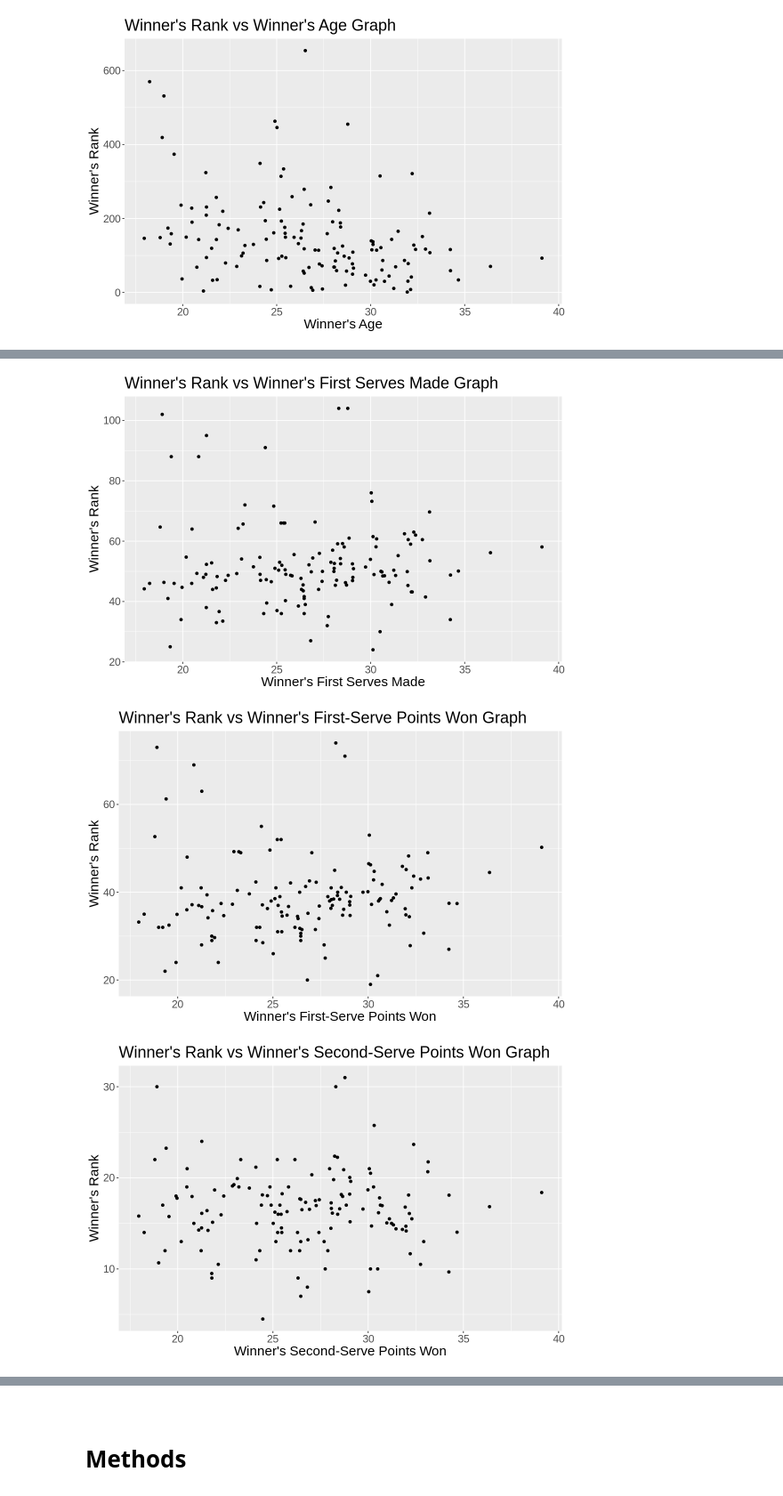
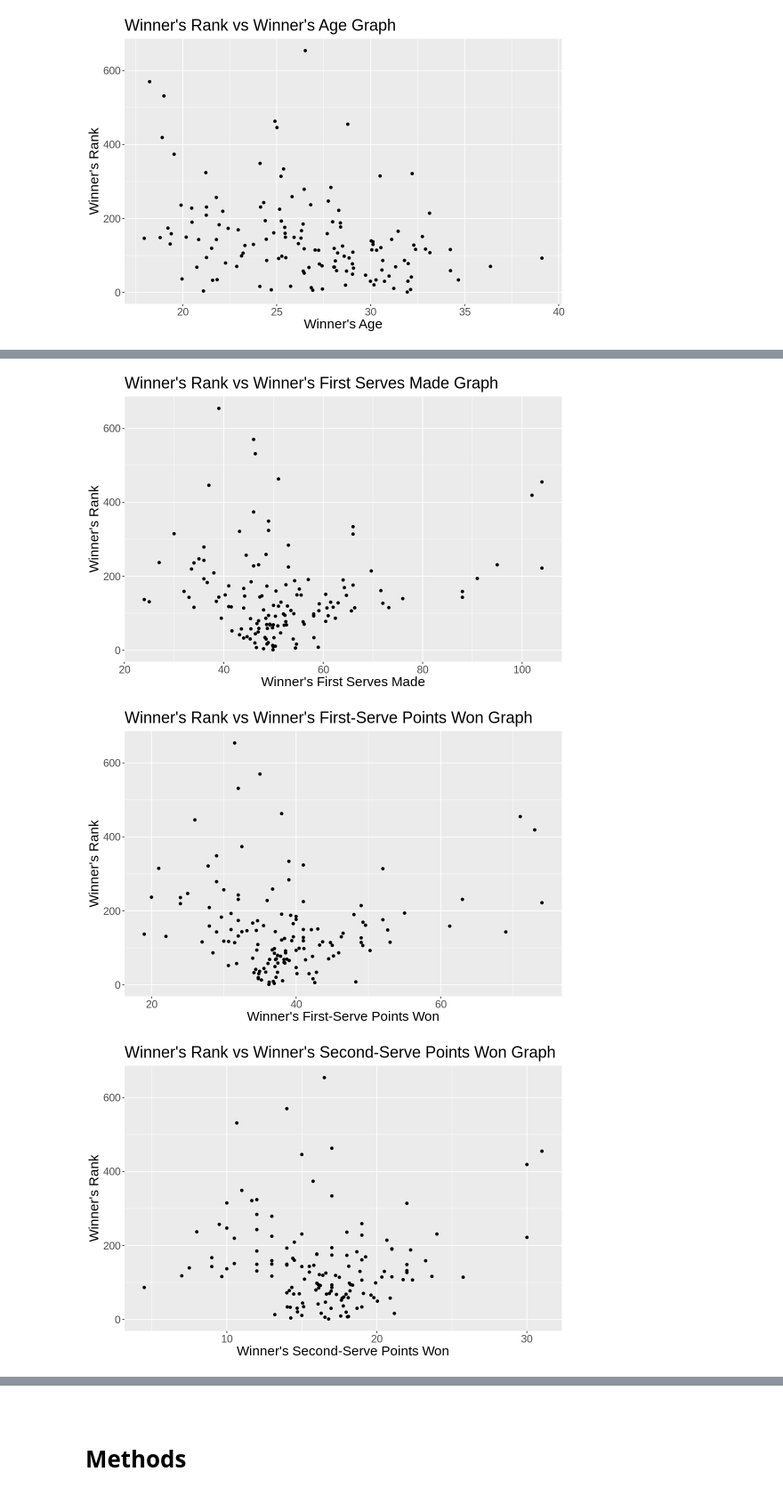
Before and after one commit to jo-adithya/dsci_project, a Jupyter notebook: proposal.ipynb, the cells around one changed output, grey strips where cells are left out. Shown: that part at 89% size. Drawn from its saved outputs; the diff is of its cells as text; code cells hidden in the pictures.

```diff
--- a/proposal.ipynb
+++ b/proposal.ipynb
@@ -308,7 +256,7 @@ rank_vs_svpt
 # Winner's Rank vs Winner's First Serves Made
 
 rank_vs_1stIn <- player_training %>%
-    ggplot(aes(x = winner_age, y = w_1stIn)) +
+    ggplot(aes(x = w_1stIn, y = winner_rank)) +
         geom_point() +
         labs(x = "Winner's First Serves Made", y = "Winner's Rank",
              title = "Winner's Rank vs Winner's First Serves Made Graph") +
@@ -316,12 +264,12 @@ rank_vs_1stIn <- player_training %>%
 
 rank_vs_1stIn
 # %% [output]
-[figure, old version]
+[figure, new version]
 # %%
 # Winner's Rank vs Winner's First-Serve Points Won
 
 rank_vs_1stWon <- player_training %>%
-    ggplot(aes(x = winner_age, y = w_1stWon)) +
+    ggplot(aes(x = w_1stWon, y = winner_rank)) +
         geom_point() +
         labs(x = "Winner's First-Serve Points Won", y = "Winner's Rank",
              title = "Winner's Rank vs Winner's First-Serve Points Won Graph") +
@@ -329,20 +277,20 @@ rank_vs_1stWon <- player_training %>%
 
 rank_vs_1stWon
 # %% [output]
-[figure, old version]
+[figure, new version]
 # %%
 # Winner's Rank vs Winner's Second-Serve Points Won
 
 rank_vs_2ndWon <- player_training %>%
-    ggplot(aes(x = winner_age, y = w_2ndWon)) +
+    ggplot(aes(x = w_2ndWon, y = winner_rank)) +
         geom_point() +
         labs(x = "Winner's Second-Serve Points Won", y = "Winner's Rank",
              title = "Winner's Rank vs Winner's Second-Serve Points Won Graph") +
         theme(text = element_text(size = 18))
 
 rank_vs_2ndWon
 # %% [output]
-[figure, old version]
+[figure, new version]
 # %%
 # Winner's Rank vs Winner's Serve Games
 
```
Also changed, not shown: parts of 9 cells of this notebook.
